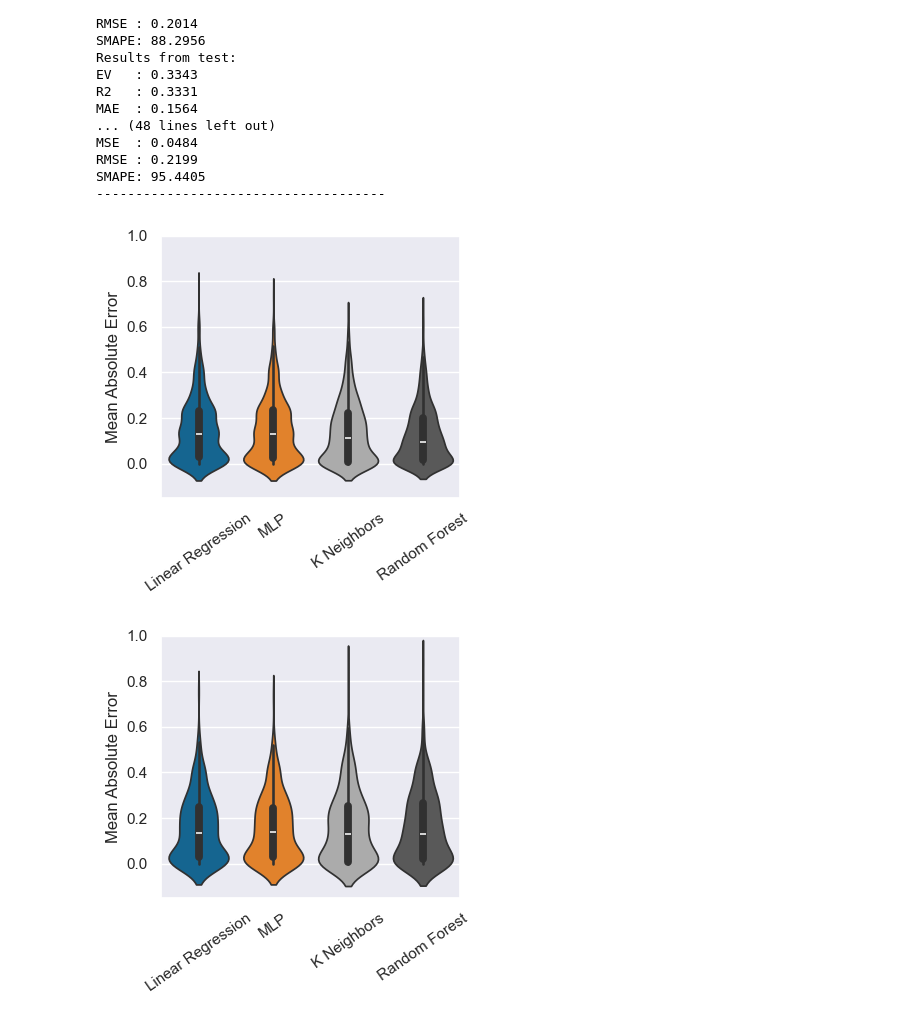
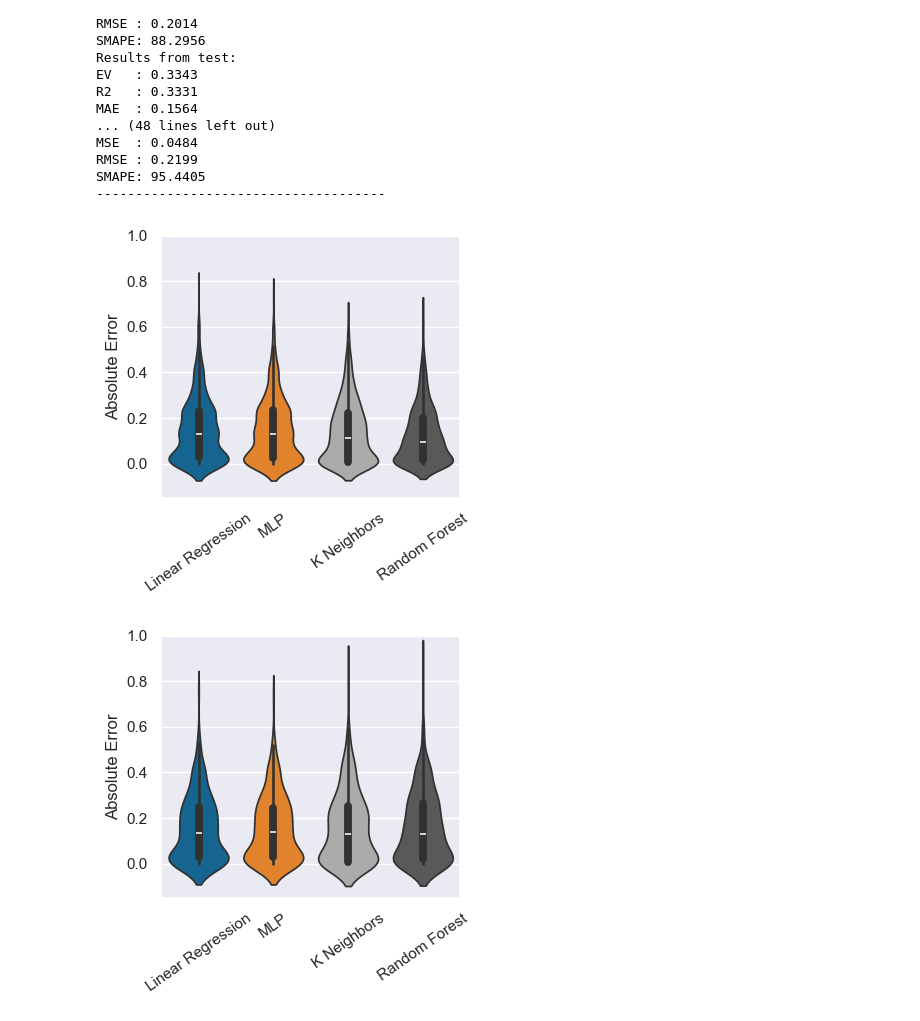
Before and after one commit to catarinaacsilva/privacy-analysis, a Jupyter notebook: main.ipynb, the cells around one changed output. Drawn from its saved outputs; the diff is of its cells as text; code cells hidden in the pictures.

Commit message:
Fix axis label on figure 4 and 5

```diff
--- a/main.ipynb
+++ b/main.ipynb
@@ -373,24 +373,24 @@ diff_test  = [np.abs(y_preds_test - y_test) for _, y_preds_test in preds_test]
 # %%
 ax = sns.violinplot(data=diff_train)
 ax.xaxis.set_ticks([0,1,2,3])
 ax.set_xticklabels(labels)
 ax.set(ylim=(-0.15, 1.0))
-ax.set(ylabel='Mean Absolute Error')
+ax.set(ylabel='Absolute Error')
 plt.xticks(rotation=35)
 plt.savefig('figures/04_diff_train.png', bbox_inches='tight')
 plt.savefig('figures/04_diff_train.pdf', bbox_inches='tight')
 plt.show()
 # %% [output]
-[figure, old version]
+[figure, new version]
 # %%
 ax = sns.violinplot(data=diff_test)
 ax.xaxis.set_ticks([0,1,2,3])
 ax.set_xticklabels(labels)
 ax.set(ylim=(-0.15, 1.0))
-ax.set(ylabel='Mean Absolute Error')
+ax.set(ylabel='Absolute Error')
 plt.xticks(rotation=35)
 plt.savefig('figures/05_diff_test.png', bbox_inches='tight')
 plt.savefig('figures/05_diff_test.pdf', bbox_inches='tight')
 plt.show()
 # %% [output]
-[figure, old version]
+[figure, new version]
```
Also changed, not shown: 4 other files.
